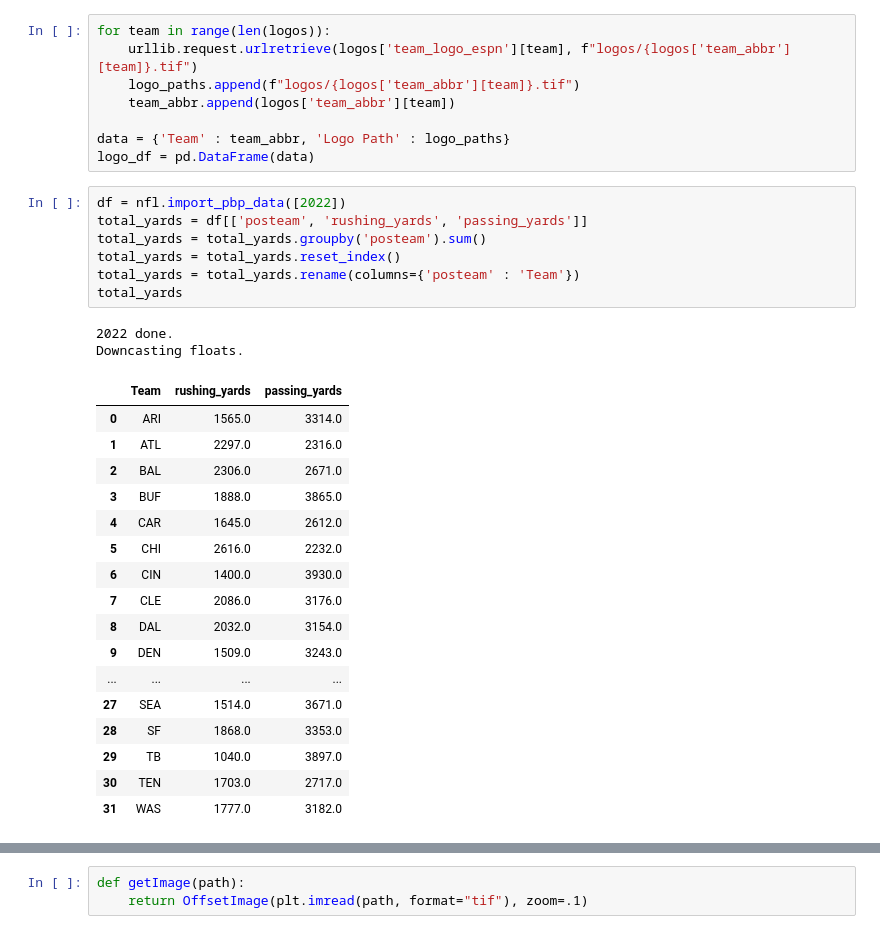
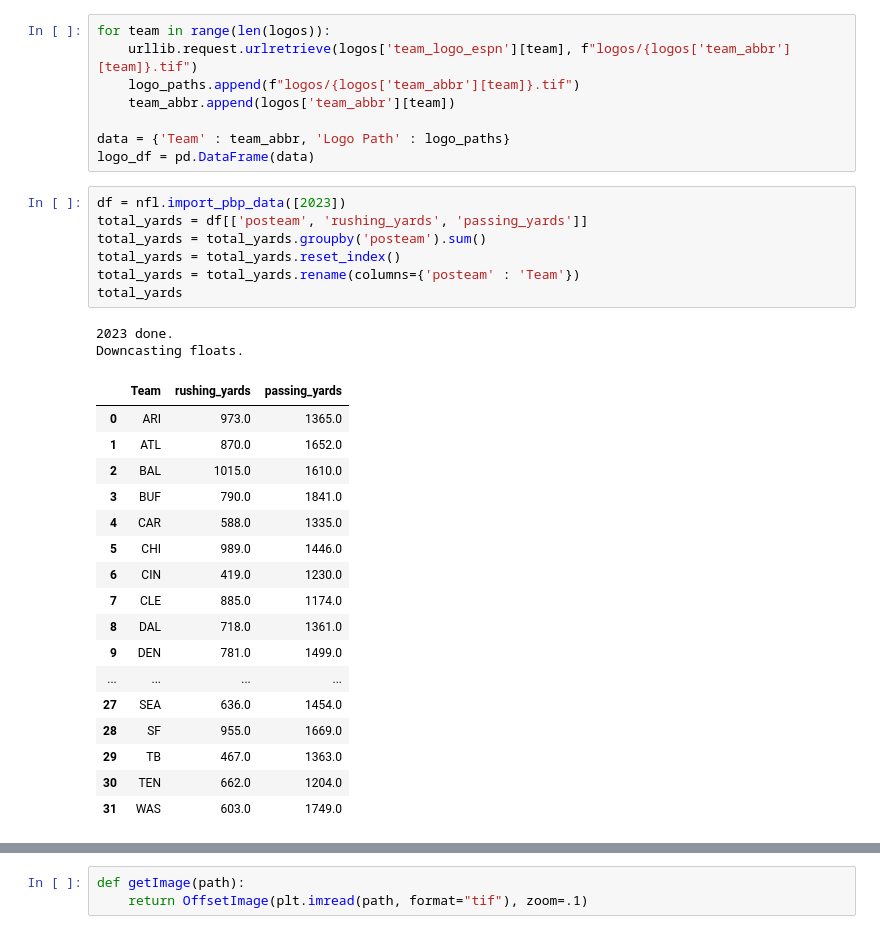
Before and after one commit to jgamblin/NFL-Jupyter, a Jupyter notebook: RunVPass.ipynb, the cells around one changed output, grey strips where cells are left out. Saved outputs shown, nothing was run; the diff lists cells and outputs as text.

```diff
--- a/RunVPass.ipynb
+++ b/RunVPass.ipynb
@@ -26,32 +26,32 @@ for team in range(len(logos)):
 data = {'Team' : team_abbr, 'Logo Path' : logo_paths}
 logo_df = pd.DataFrame(data)
 # %%
-df = nfl.import_pbp_data([2022])
+df = nfl.import_pbp_data([2023])
 total_yards = df[['posteam', 'rushing_yards', 'passing_yards']]
 total_yards = total_yards.groupby('posteam').sum()
 total_yards = total_yards.reset_index()
 total_yards = total_yards.rename(columns={'posteam' : 'Team'})
 total_yards
 # %% [output]
-2022 done.
+2023 done.
 Downcasting floats.
 |  | Team | rushing_yards | passing_yards |
-| 0 | ARI | 1565.0 | 3314.0 |
-| 1 | ATL | 2297.0 | 2316.0 |
-| 2 | BAL | 2306.0 | 2671.0 |
-| 3 | BUF | 1888.0 | 3865.0 |
-| 4 | CAR | 1645.0 | 2612.0 |
-| 5 | CHI | 2616.0 | 2232.0 |
-| 6 | CIN | 1400.0 | 3930.0 |
-| 7 | CLE | 2086.0 | 3176.0 |
-| 8 | DAL | 2032.0 | 3154.0 |
-| 9 | DEN | 1509.0 | 3243.0 |
+| 0 | ARI | 973.0 | 1365.0 |
+| 1 | ATL | 870.0 | 1652.0 |
+| 2 | BAL | 1015.0 | 1610.0 |
+| 3 | BUF | 790.0 | 1841.0 |
+| 4 | CAR | 588.0 | 1335.0 |
+| 5 | CHI | 989.0 | 1446.0 |
+| 6 | CIN | 419.0 | 1230.0 |
+| 7 | CLE | 885.0 | 1174.0 |
+| 8 | DAL | 718.0 | 1361.0 |
+| 9 | DEN | 781.0 | 1499.0 |
 | ... | ... | ... | ... |
-| 27 | SEA | 1514.0 | 3671.0 |
-| 28 | SF | 1868.0 | 3353.0 |
-| 29 | TB | 1040.0 | 3897.0 |
-| 30 | TEN | 1703.0 | 2717.0 |
-| 31 | WAS | 1777.0 | 3182.0 |
+| 27 | SEA | 636.0 | 1454.0 |
+| 28 | SF | 955.0 | 1669.0 |
+| 29 | TB | 467.0 | 1363.0 |
+| 30 | TEN | 662.0 | 1204.0 |
+| 31 | WAS | 603.0 | 1749.0 |
 # %%
 df2 = pd.merge(total_yards, logo_df)
 df2
```
Also changed, not shown: parts of 2 cells of this notebook, 3 other files.
